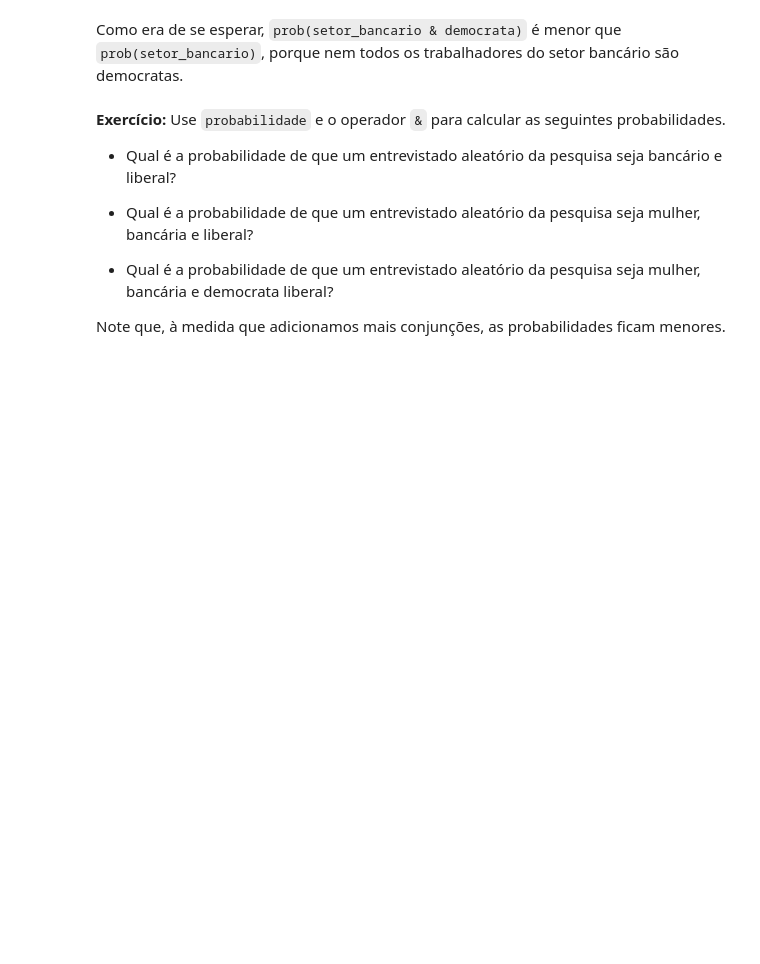
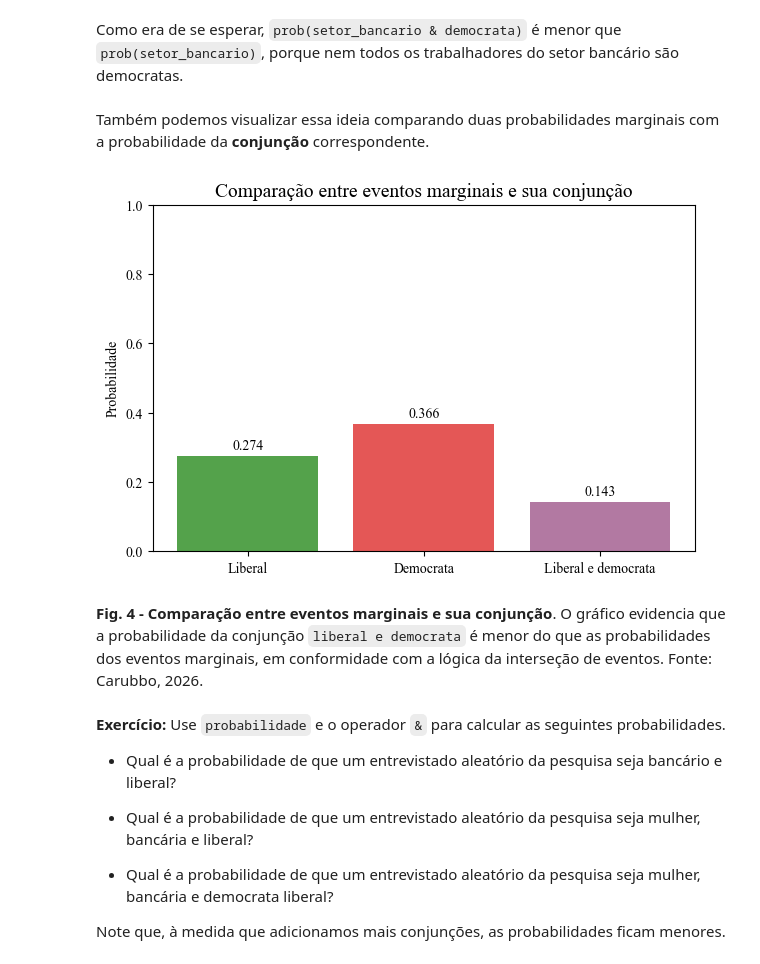
Before and after one commit to carubbi/T199_N724, a Jupyter notebook: aulas/notebooks/6_PRB.ipynb, the cells around one changed output. Drawn from its saved outputs; the diff is of its cells as text; code cells hidden in the pictures; blank space fills up the shorter version.

```diff
--- a/aulas/notebooks/6_PRB.ipynb
+++ b/aulas/notebooks/6_PRB.ipynb
@@ -431,6 +562,40 @@ prob(setor_bancario & democrata)
 np.float64(0.004686548995739501)
 # %% [markdown]
 Como era de se esperar, `prob(setor_bancario & democrata)` é menor que `prob(setor_bancario)`, porque nem todos os trabalhadores do setor bancário são democratas.
+# %% [markdown]
+Também podemos visualizar essa ideia comparando duas probabilidades marginais com a probabilidade da **conjunção** correspondente.
+# %%
+# Gráfico comparando as probabilidades dos eventos marginais e da conjunção
+eventos_conjuncao = {
+    'Liberal': prob(liberal),
+    'Democrata': prob(democrata),
+    'Liberal e democrata': prob(liberal & democrata),
+}
+
+# Desenha o gráfico de barras para comparar eventos marginais e conjunção
+barras = plt.bar(
+    eventos_conjuncao.keys(),
+    eventos_conjuncao.values(),
+    color=['#54A24B', '#E45756', '#B279A2']
+)
+
+# Adiciona rótulos numéricos sobre cada barra
+for barra in barras:
+    altura = barra.get_height()
+    plt.text(
+        barra.get_x() + barra.get_width() / 2,
+        altura + 0.02,
+        f'{altura:.3f}',
+        ha='center'
+    )
+plt.ylabel('Probabilidade')
+plt.ylim(0, 1)
+plt.title('Comparação entre eventos marginais e sua conjunção')
+plt.show()
+# %% [output]
+[figure, added]
+# %% [markdown]
+**Fig. 4 - Comparação entre eventos marginais e sua conjunção**. O gráfico evidencia que a probabilidade da conjunção `liberal e democrata` é menor do que as probabilidades dos eventos marginais, em conformidade com a lógica da interseção de eventos. Fonte: Carubbo, 2026.
 # %% [markdown]
 **Exercício:** Use `probabilidade` e o operador `&` para calcular as seguintes probabilidades.
 
```
Also changed, not shown: parts of 20 cells of this notebook, 1 other file.
